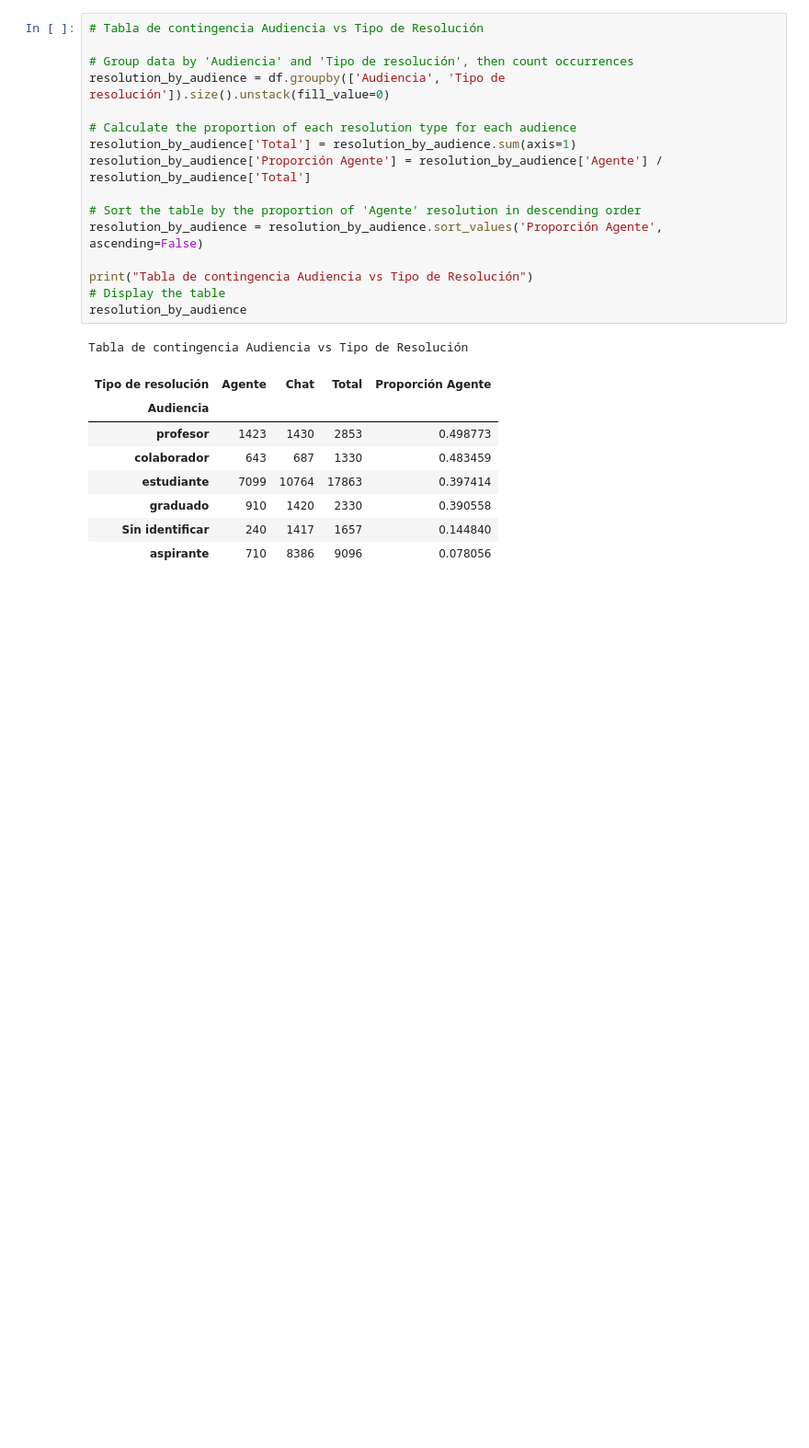
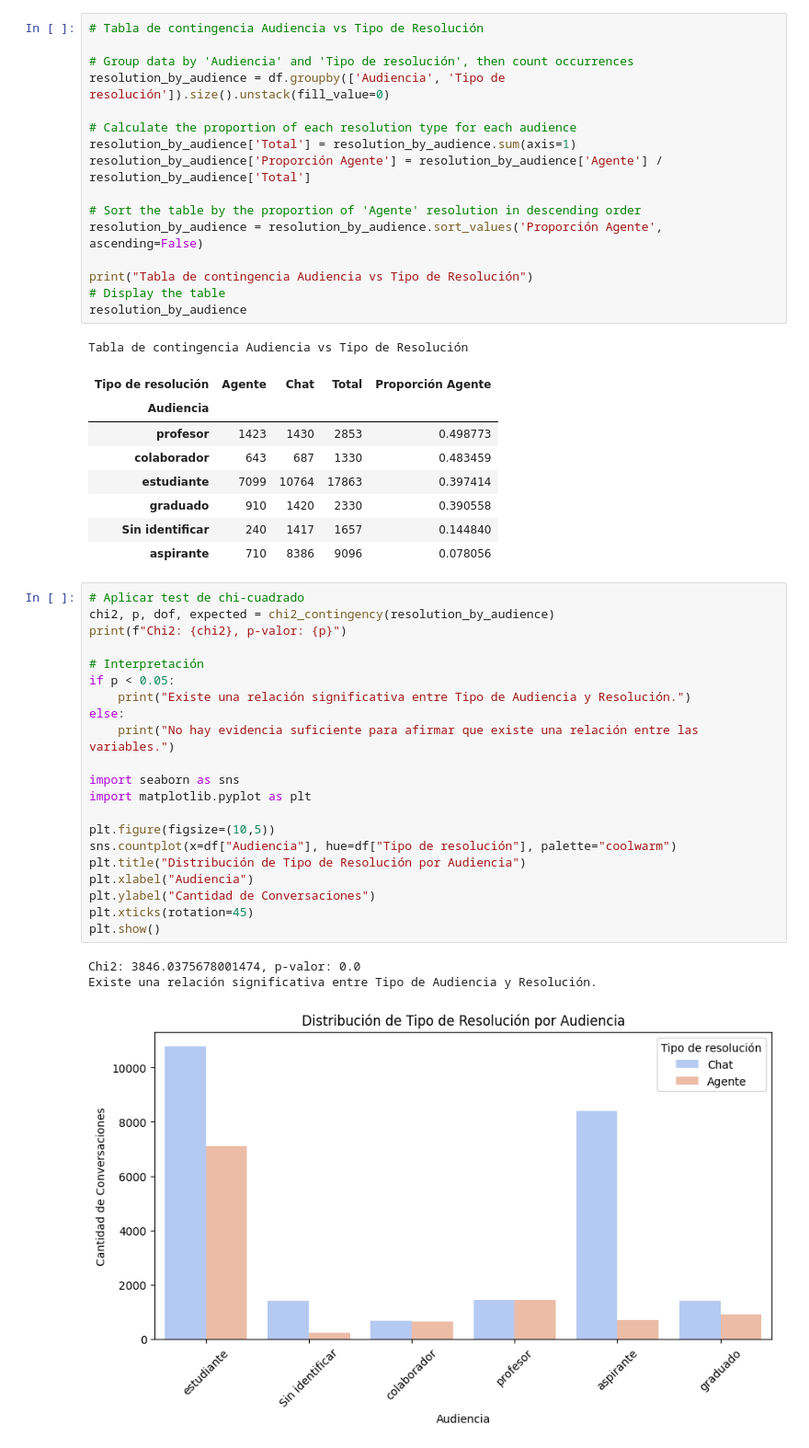
Before and after one commit to jeramirez169/An-lisis-exploratorio-de-datos, a Jupyter notebook: Proyecto Análisis exploratorio.ipynb, the cells around one changed output. Shown at 92% size. Drawn from its saved outputs; the diff is of its cells as text; blank space fills up the shorter version.

```diff
--- a/Proyecto Análisis exploratorio.ipynb
+++ b/Proyecto Análisis exploratorio.ipynb
@@ -245,3 +246,28 @@ Tabla de contingencia Audiencia vs Tipo de Resolución
 | graduado | 910 | 1420 | 2330 | 0.390558 |
 | Sin identificar | 240 | 1417 | 1657 | 0.144840 |
 | aspirante | 710 | 8386 | 9096 | 0.078056 |
+# %%
+# Aplicar test de chi-cuadrado
+chi2, p, dof, expected = chi2_contingency(resolution_by_audience)
+print(f"Chi2: {chi2}, p-valor: {p}")
+
+# Interpretación
+if p < 0.05:
+    print("Existe una relación significativa entre Tipo de Audiencia y Resolución.")
+else:
+    print("No hay evidencia suficiente para afirmar que existe una relación entre las variables.")
+
+import seaborn as sns
+import matplotlib.pyplot as plt
+
+plt.figure(figsize=(10,5))
+sns.countplot(x=df["Audiencia"], hue=df["Tipo de resolución"], palette="coolwarm")
+plt.title("Distribución de Tipo de Resolución por Audiencia")
+plt.xlabel("Audiencia")
+plt.ylabel("Cantidad de Conversaciones")
+plt.xticks(rotation=45)
+plt.show()
+# %% [output]
+Chi2: 3846.0375678001474, p-valor: 0.0
+Existe una relación significativa entre Tipo de Audiencia y Resolución.
+[figure, added]
```
Also changed, not shown: parts of 8 cells of this notebook.
